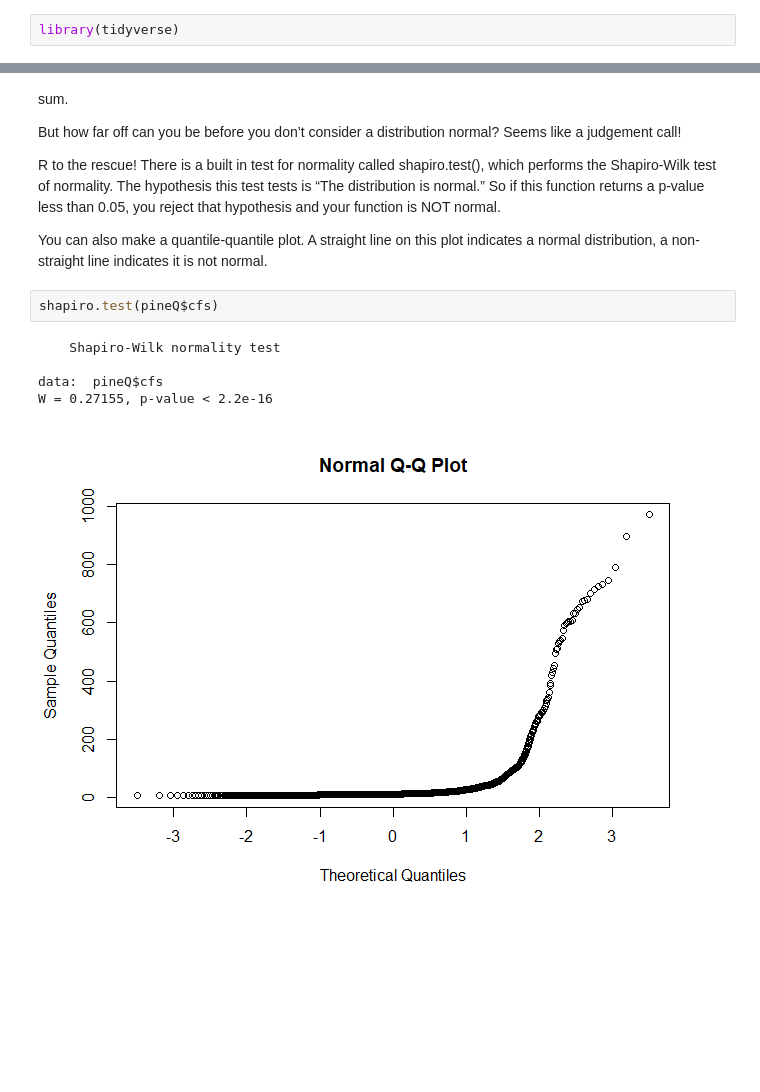
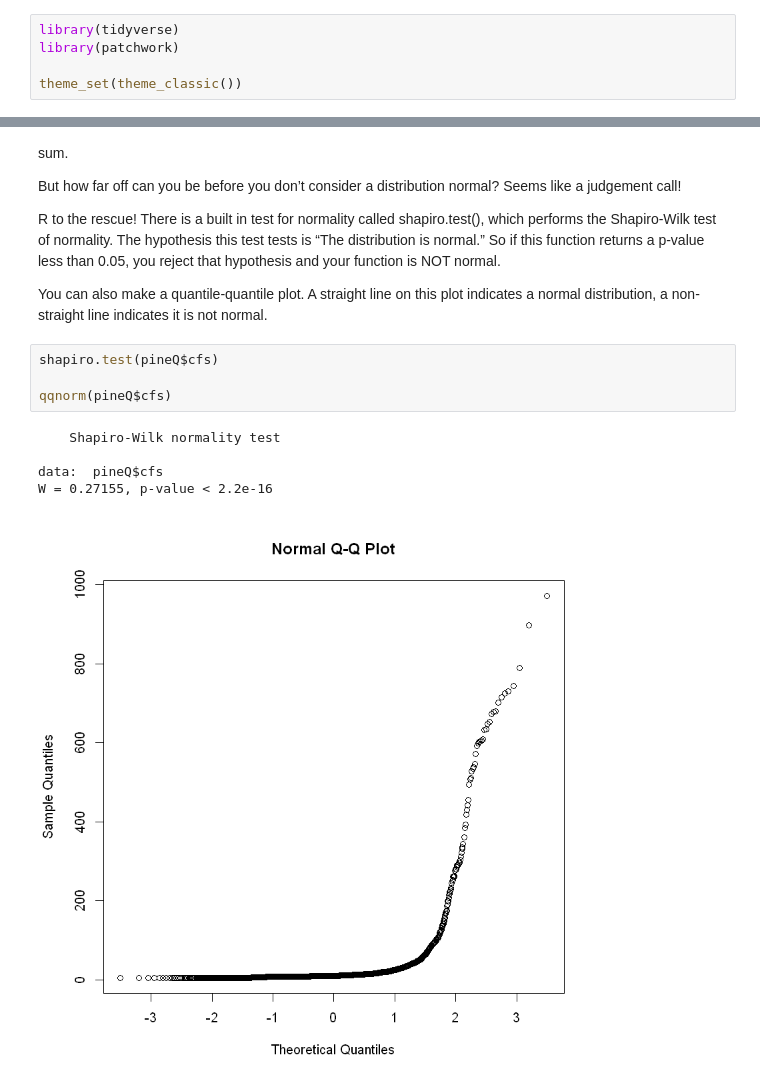
Before and after one commit to VT-Hydroinformatics/4-Intro-Stats, a Jupyter notebook: 04-Intro-Stats-Completed.ipynb, the cells around one changed output, grey strips where cells are left out. Drawn from its saved outputs; the diff is of its cells as text; blank space fills up the shorter version.

```diff
--- a/04-Intro-Stats-Completed.ipynb
+++ b/04-Intro-Stats-Completed.ipynb
@@ -9,4 +9,7 @@
 # Introduction to Basic Statistics
 # %%
 library(tidyverse)
+library(patchwork)
+
+theme_set(theme_classic())
 # %% [output]
@@ -369,9 +411,11 @@ indicates a normal distribution, a non-straight line indicates it is not
 normal.
 # %%
 shapiro.test(pineQ$cfs)
+
+qqnorm(pineQ$cfs)
 # %% [output]
     Shapiro-Wilk normality test
 
 data:  pineQ$cfs
 W = 0.27155, p-value < 2.2e-16
-[figure, old version]
+[figure, new version]
```
Also changed, not shown: parts of 11 cells of this notebook, 1 other file.
